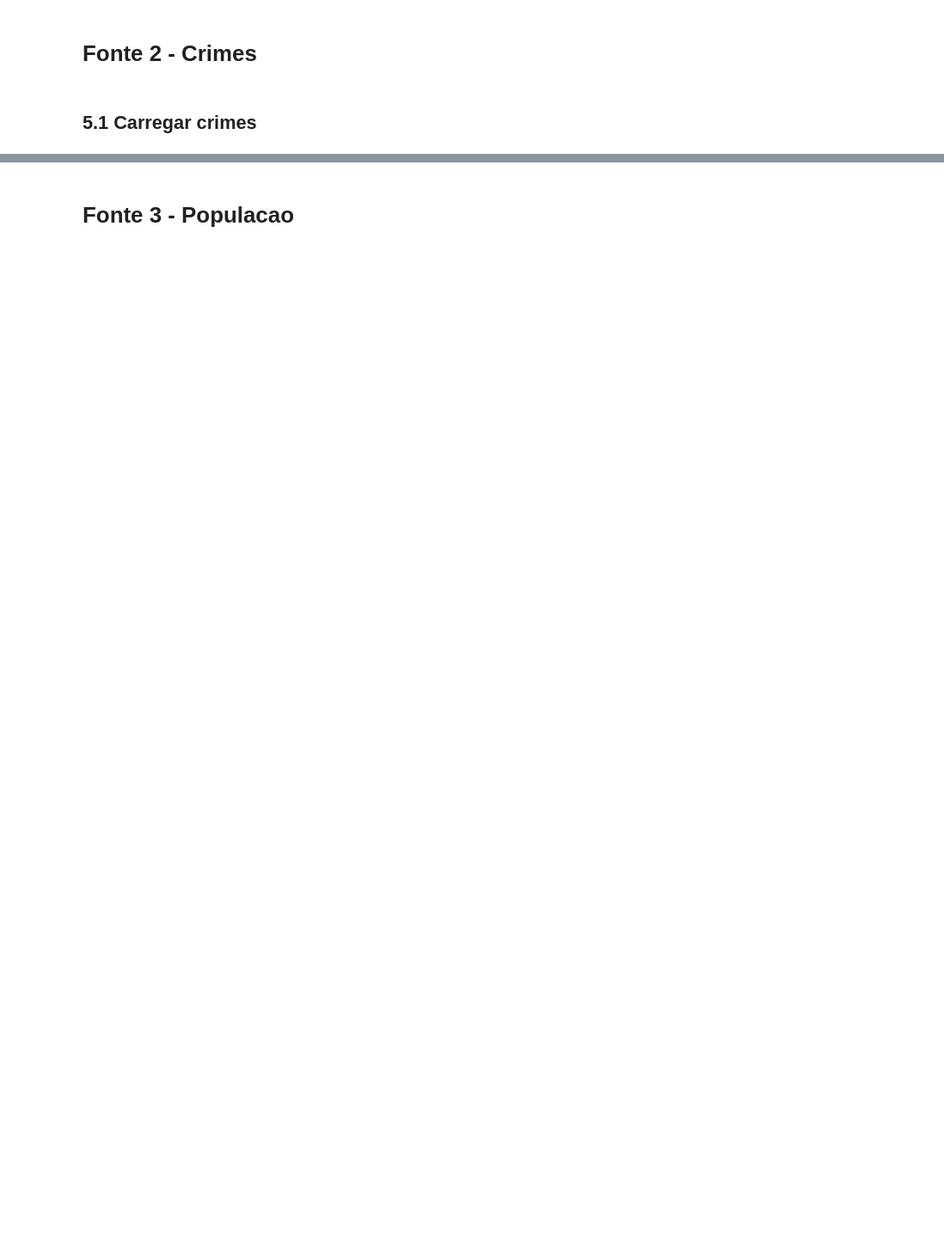
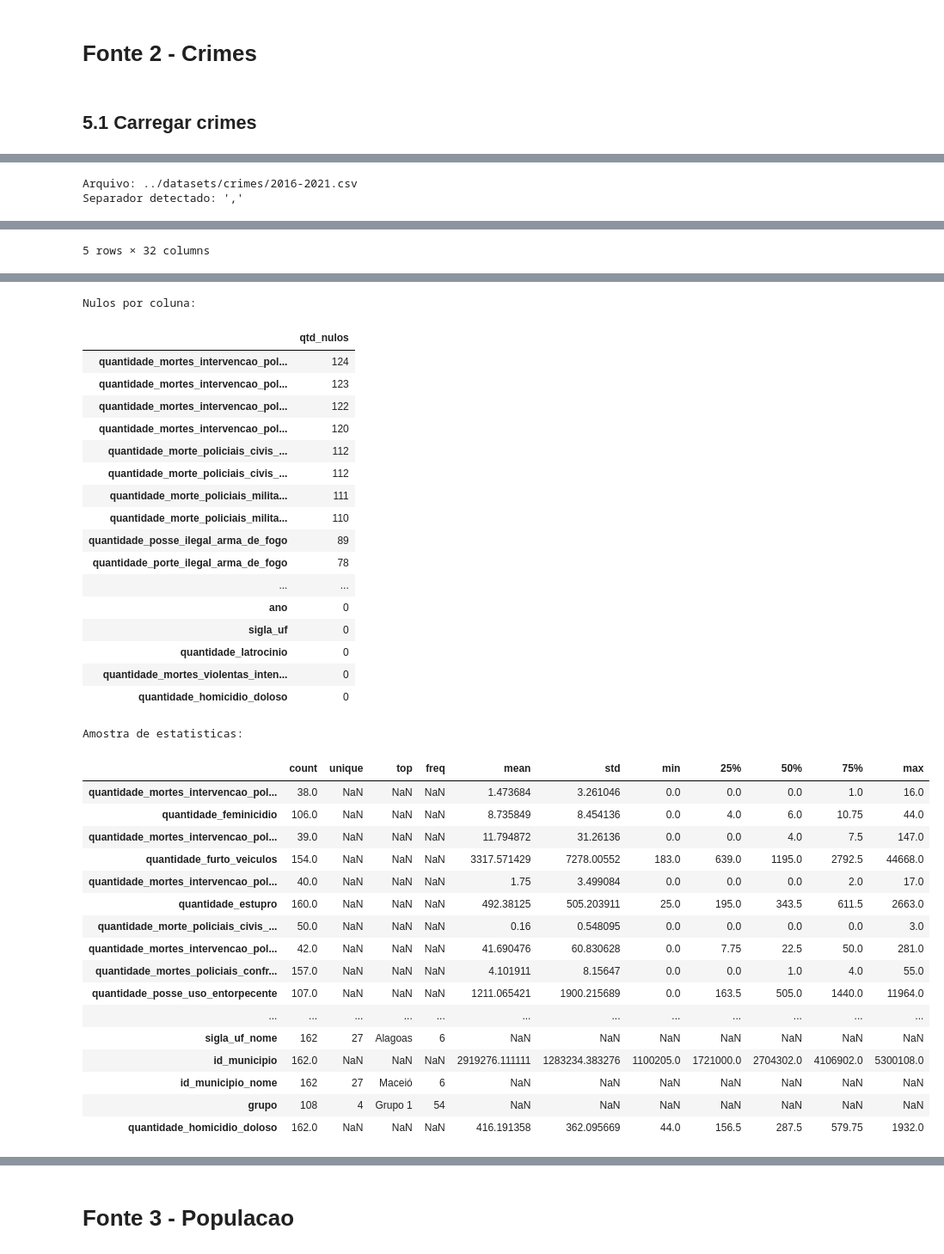
Before and after one commit to Paulohspaniago/analise-socioeconomica-crime-brasil, a Jupyter notebook: notebooks/01_exploracao_dados.ipynb, the cells around one changed output, grey strips where cells are left out. Shown at 86% size. Drawn from its saved outputs; the diff is of its cells as text; code cells hidden in the pictures; blank space fills up the shorter version.

```diff
--- a/notebooks/01_exploracao_dados.ipynb
+++ b/notebooks/01_exploracao_dados.ipynb
@@ -41,8 +41,20 @@ def listar_csvs(pasta: Path) -> list[Path]:
     return sorted(pasta.glob('*.csv'))
 
 
+def detectar_separador(caminho: Path) -> str:
+    primeira_linha = caminho.read_text(encoding='utf-8-sig', errors='ignore').splitlines()[0]
+    return ';' if primeira_linha.count(';') > primeira_linha.count(',') else ','
+
+
 def ler_csv_padrao(caminho: Path) -> pd.DataFrame:
-    df = pd.read_csv(caminho, **CONFIG_CSV_PADRAO)
+    separador = detectar_separador(caminho)
+    df = pd.read_csv(
+        caminho,
+        sep=separador,
+        encoding='utf-8-sig',
+        decimal=',',
+        low_memory=False,
+    )
     return df.dropna(axis=1, how='all')
 
 
@@ -63,6 +75,16 @@ def diagnostico_qualidade(df: pd.DataFrame) -> None:
     display(df.isna().sum().sort_values(ascending=False).to_frame('qtd_nulos'))
     print('Amostra de estatisticas:')
     display(df.describe(include='all').transpose())
+
+
+def explorar_arquivo_csv(caminho: Path, nome_dataset: str) -> pd.DataFrame:
+    print(f'Arquivo: {caminho}')
+    print(f'Separador detectado: {detectar_separador(caminho)!r}')
+    df = ler_csv_padrao(caminho)
+    display(df.head())
+    resumo_dataframe(df, nome_dataset)
+    diagnostico_qualidade(df)
+    return df
 # %% [markdown]
 ## 3. Inventario de arquivos brutos
 
@@ -142,7 +231,9 @@ arquivos_crimes
 # %%
 if arquivos_crimes:
     arquivo_crimes = arquivos_crimes[0]
-    df_crimes_raw = ler_csv_padrao(arquivo_crimes)
-    display(df_crimes_raw.head())
+    df_crimes_raw = explorar_arquivo_csv(arquivo_crimes, 'crimes')
 else:
     print('Nenhum CSV de crimes encontrado em datasets/crimes.')
+# %% [output]
+Arquivo: ../datasets/crimes/2016-2021.csv
+Separador detectado: ','
@@ -148,0 +246 @@ else:
+5 rows × 32 columns
@@ -148,0 +281,36 @@ else:
+Nulos por coluna:
+|  | qtd_nulos |
+| quantidade_mortes_intervencao_pol... | 124 |
+| quantidade_mortes_intervencao_pol... | 123 |
+| quantidade_mortes_intervencao_pol... | 122 |
+| quantidade_mortes_intervencao_pol... | 120 |
+| quantidade_morte_policiais_civis_... | 112 |
+| quantidade_morte_policiais_civis_... | 112 |
+| quantidade_morte_policiais_milita... | 111 |
+| quantidade_morte_policiais_milita... | 110 |
+| quantidade_posse_ilegal_arma_de_fogo | 89 |
+| quantidade_porte_ilegal_arma_de_fogo | 78 |
+| ... | ... |
+| ano | 0 |
+| sigla_uf | 0 |
+| quantidade_latrocinio | 0 |
+| quantidade_mortes_violentas_inten... | 0 |
+| quantidade_homicidio_doloso | 0 |
+Amostra de estatisticas:
+|  | count | unique | top | freq | mean | std | min | 25% | 50% | 75% | max |
+| quantidade_mortes_intervencao_pol... | 38.0 | NaN | NaN | NaN | 1.473684 | 3.261046 | 0.0 | 0.0 | 0.0 | 1.0 | 16.0 |
+| quantidade_feminicidio | 106.0 | NaN | NaN | NaN | 8.735849 | 8.454136 | 0.0 | 4.0 | 6.0 | 10.75 | 44.0 |
+| quantidade_mortes_intervencao_pol... | 39.0 | NaN | NaN | NaN | 11.794872 | 31.26136 | 0.0 | 0.0 | 4.0 | 7.5 | 147.0 |
+| quantidade_furto_veiculos | 154.0 | NaN | NaN | NaN | 3317.571429 | 7278.00552 | 183.0 | 639.0 | 1195.0 | 2792.5 | 44668.0 |
+| quantidade_mortes_intervencao_pol... | 40.0 | NaN | NaN | NaN | 1.75 | 3.499084 | 0.0 | 0.0 | 0.0 | 2.0 | 17.0 |
+| quantidade_estupro | 160.0 | NaN | NaN | NaN | 492.38125 | 505.203911 | 25.0 | 195.0 | 343.5 | 611.5 | 2663.0 |
+| quantidade_morte_policiais_civis_... | 50.0 | NaN | NaN | NaN | 0.16 | 0.548095 | 0.0 | 0.0 | 0.0 | 0.0 | 3.0 |
+| quantidade_mortes_intervencao_pol... | 42.0 | NaN | NaN | NaN | 41.690476 | 60.830628 | 0.0 | 7.75 | 22.5 | 50.0 | 281.0 |
+| quantidade_mortes_policiais_confr... | 157.0 | NaN | NaN | NaN | 4.101911 | 8.15647 | 0.0 | 0.0 | 1.0 | 4.0 | 55.0 |
+| quantidade_posse_uso_entorpecente | 107.0 | NaN | NaN | NaN | 1211.065421 | 1900.215689 | 0.0 | 163.5 | 505.0 | 1440.0 | 11964.0 |
+| ... | ... | ... | ... | ... | ... | ... | ... | ... | ... | ... | ... |
+| sigla_uf_nome | 162 | 27 | Alagoas | 6 | NaN | NaN | NaN | NaN | NaN | NaN | NaN |
+| id_municipio | 162.0 | NaN | NaN | NaN | 2919276.111111 | 1283234.383276 | 1100205.0 | 1721000.0 | 2704302.0 | 4106902.0 | 5300108.0 |
+| id_municipio_nome | 162 | 27 | Maceió | 6 | NaN | NaN | NaN | NaN | NaN | NaN | NaN |
+| grupo | 108 | 4 | Grupo 1 | 54 | NaN | NaN | NaN | NaN | NaN | NaN | NaN |
+| quantidade_homicidio_doloso | 162.0 | NaN | NaN | NaN | 416.191358 | 362.095669 | 44.0 | 156.5 | 287.5 | 579.75 | 1932.0 |
```
Also changed, not shown: parts of 18 cells of this notebook, 16 other files.
